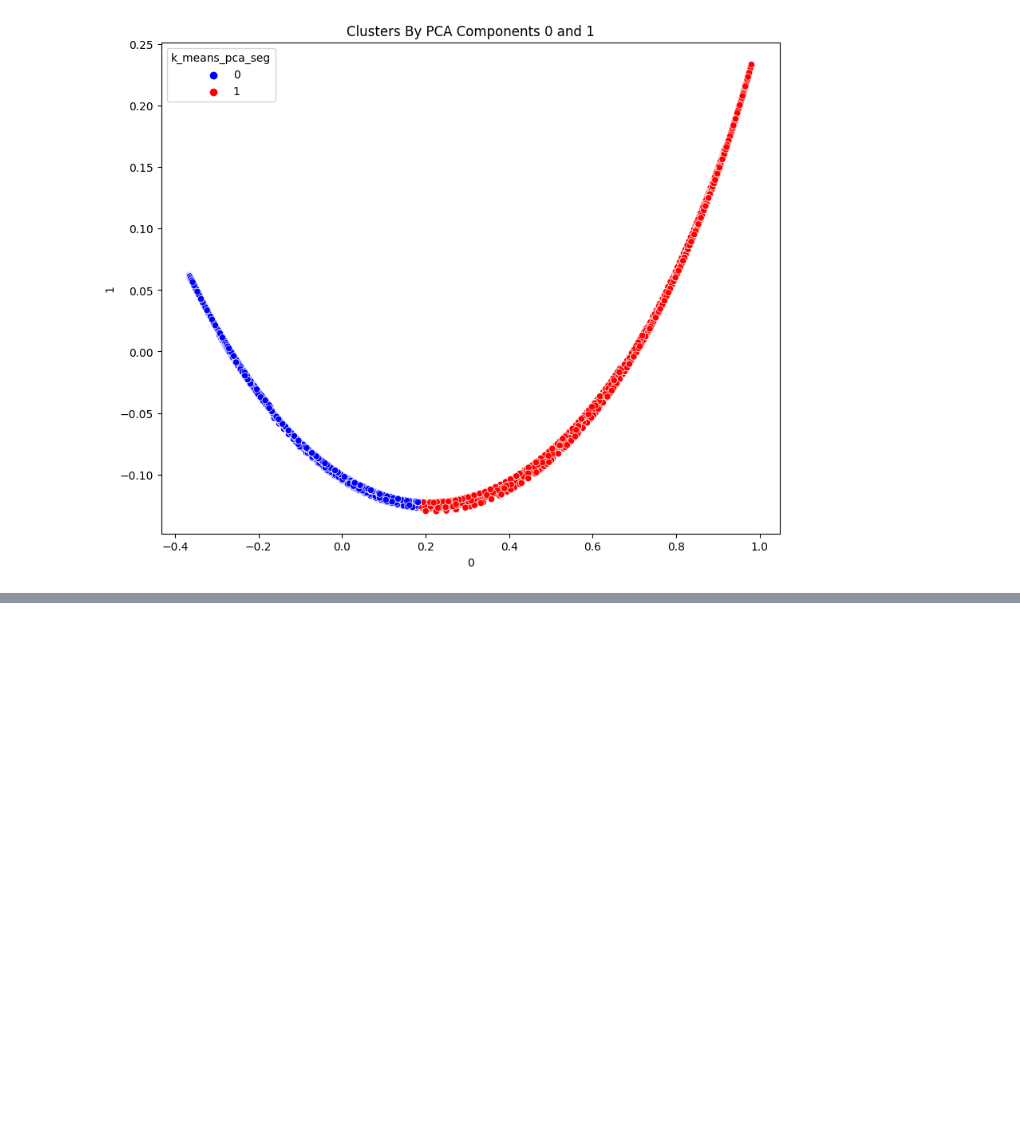
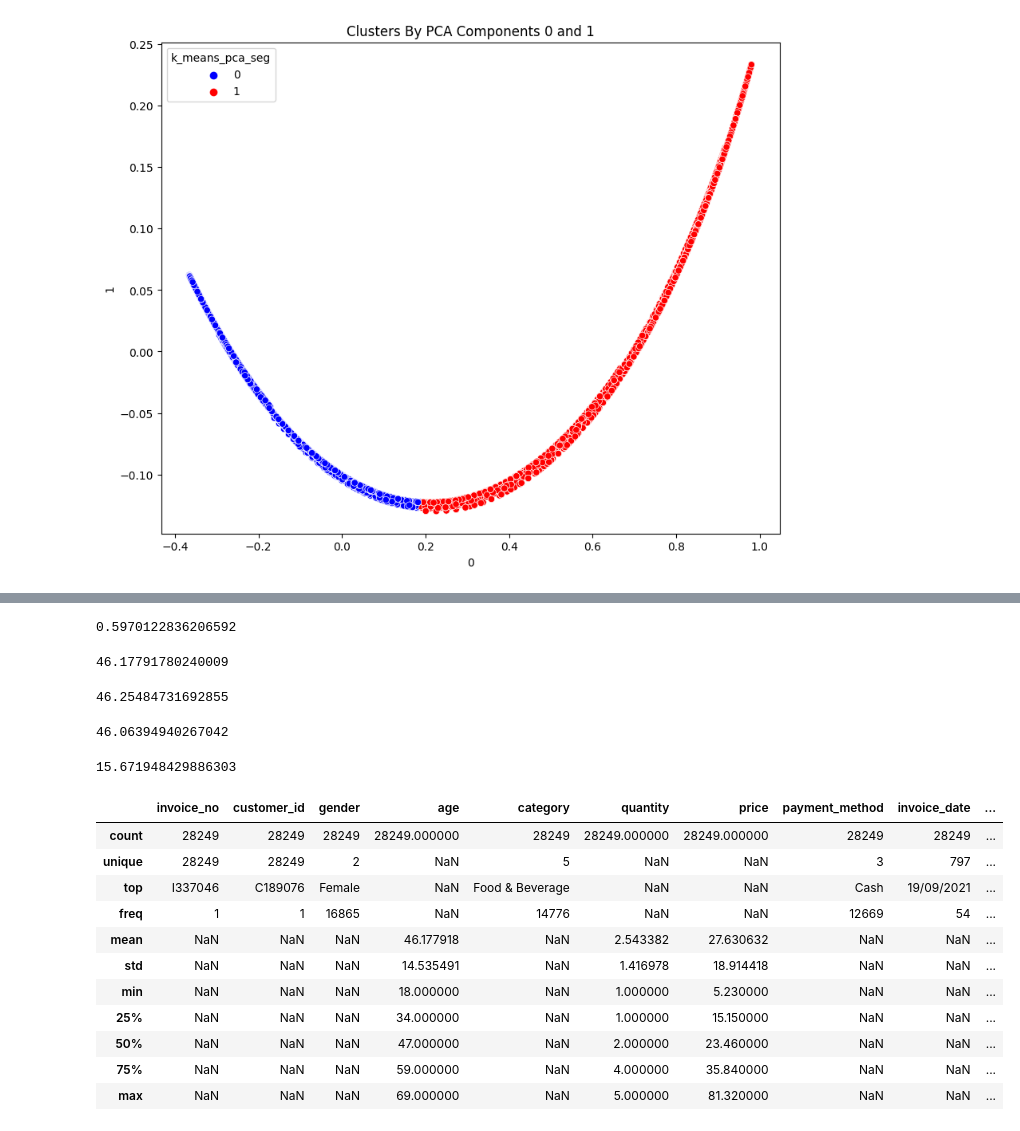
Before and after one commit to fstewart1986/kmeans, a Jupyter notebook: kmeans.ipynb, the cells around one changed output, grey strips where cells are left out. Drawn from its saved outputs; the diff is of its cells as text; code cells hidden in the pictures; blank space fills up the shorter version.

```diff
--- a/kmeans.ipynb
+++ b/kmeans.ipynb
@@ -189,0 +259,35 @@ plt.show()
+# %%
+len(seg_2[seg_2['gender'] == 'Female'])/len(seg_2)
+# %% [output]
+0.5970122836206592
+# %%
+seg_2['age'].mean()
+# %% [output]
+46.17791780240009
+# %%
+seg_2[seg_2['gender'] == 'Female']['age'].mean()
+# %% [output]
+46.25484731692855
+# %%
+seg_2[seg_2['gender'] == 'Male']['age'].mean()
+# %% [output]
+46.06394940267042
+# %%
+seg_2[seg_2['category'] == 'Food & Beverage']['price'].mean()
+# %% [output]
+15.671948429886303
+# %%
+seg_2.describe(include = 'all')
+# %% [output]
+|  | invoice_no | customer_id | gender | age | category | quantity | price | payment_method | invoice_date | ... |
+| count | 28249 | 28249 | 28249 | 28249.000000 | 28249 | 28249.000000 | 28249.000000 | 28249 | 28249 | ... |
+| unique | 28249 | 28249 | 2 | NaN | 5 | NaN | NaN | 3 | 797 | ... |
+| top | I337046 | C189076 | Female | NaN | Food & Beverage | NaN | NaN | Cash | 19/09/2021 | ... |
+| freq | 1 | 1 | 16865 | NaN | 14776 | NaN | NaN | 12669 | 54 | ... |
+| mean | NaN | NaN | NaN | 46.177918 | NaN | 2.543382 | 27.630632 | NaN | NaN | ... |
+| std | NaN | NaN | NaN | 14.535491 | NaN | 1.416978 | 18.914418 | NaN | NaN | ... |
+| min | NaN | NaN | NaN | 18.000000 | NaN | 1.000000 | 5.230000 | NaN | NaN | ... |
+| 25% | NaN | NaN | NaN | 34.000000 | NaN | 1.000000 | 15.150000 | NaN | NaN | ... |
+| 50% | NaN | NaN | NaN | 47.000000 | NaN | 2.000000 | 23.460000 | NaN | NaN | ... |
+| 75% | NaN | NaN | NaN | 59.000000 | NaN | 4.000000 | 35.840000 | NaN | NaN | ... |
+| max | NaN | NaN | NaN | 69.000000 | NaN | 5.000000 | 81.320000 | NaN | NaN | ... |
```
Also changed, not shown: parts of 15 cells of this notebook.
